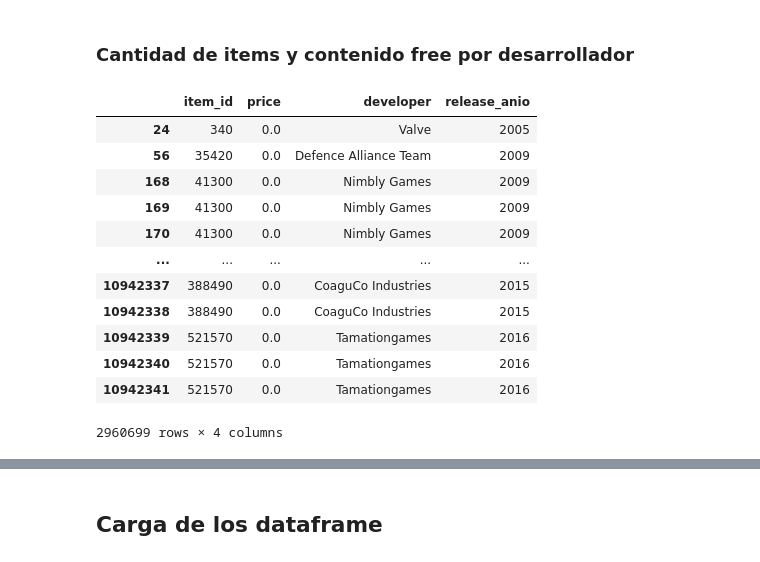
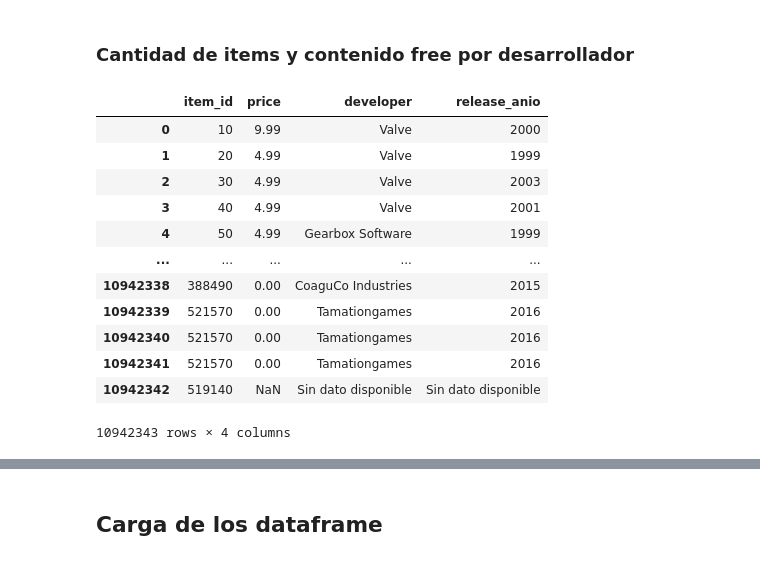
Before and after one commit to IngCarlaPezzone/PI1_MLOps_videojuegos, a Jupyter notebook: 01_ETL_union.ipynb, the cells around one changed output, grey strips where cells are left out. Drawn from its saved outputs; the diff is of its cells as text; code cells hidden in the pictures.

```diff
--- a/01_ETL_union.ipynb
+++ b/01_ETL_union.ipynb
@@ -416,20 +416,19 @@ genre_ranking
 # %% [markdown]
 ### Cantidad de items y contenido free por desarrollador
 # %%
-df_items_devepoper = df_items[['item_id', 'price', 'developer', 'release_anio']]
-df_items_devepoper = df_items_devepoper[df_items_devepoper['price']==0]
-df_items_devepoper
+df_items_developer = df_items[['item_id', 'price', 'developer', 'release_anio']]
+df_items_developer
 # %% [output]
 |  | item_id | price | developer | release_anio |
-| 24 | 340 | 0.0 | Valve | 2005 |
-| 56 | 35420 | 0.0 | Defence Alliance Team | 2009 |
-| 168 | 41300 | 0.0 | Nimbly Games | 2009 |
-| 169 | 41300 | 0.0 | Nimbly Games | 2009 |
-| 170 | 41300 | 0.0 | Nimbly Games | 2009 |
+| 0 | 10 | 9.99 | Valve | 2000 |
+| 1 | 20 | 4.99 | Valve | 1999 |
+| 2 | 30 | 4.99 | Valve | 2003 |
+| 3 | 40 | 4.99 | Valve | 2001 |
+| 4 | 50 | 4.99 | Gearbox Software | 1999 |
 | ... | ... | ... | ... | ... |
-| 10942337 | 388490 | 0.0 | CoaguCo Industries | 2015 |
-| 10942338 | 388490 | 0.0 | CoaguCo Industries | 2015 |
-| 10942339 | 521570 | 0.0 | Tamationgames | 2016 |
-| 10942340 | 521570 | 0.0 | Tamationgames | 2016 |
-| 10942341 | 521570 | 0.0 | Tamationgames | 2016 |
+| 10942338 | 388490 | 0.00 | CoaguCo Industries | 2015 |
+| 10942339 | 521570 | 0.00 | Tamationgames | 2016 |
+| 10942340 | 521570 | 0.00 | Tamationgames | 2016 |
+| 10942341 | 521570 | 0.00 | Tamationgames | 2016 |
+| 10942342 | 519140 | NaN | Sin dato disponible | Sin dato disponible |
-2960699 rows × 4 columns
+10942343 rows × 4 columns
```
Also changed, not shown: parts of 4 cells of this notebook, 4 other files.
